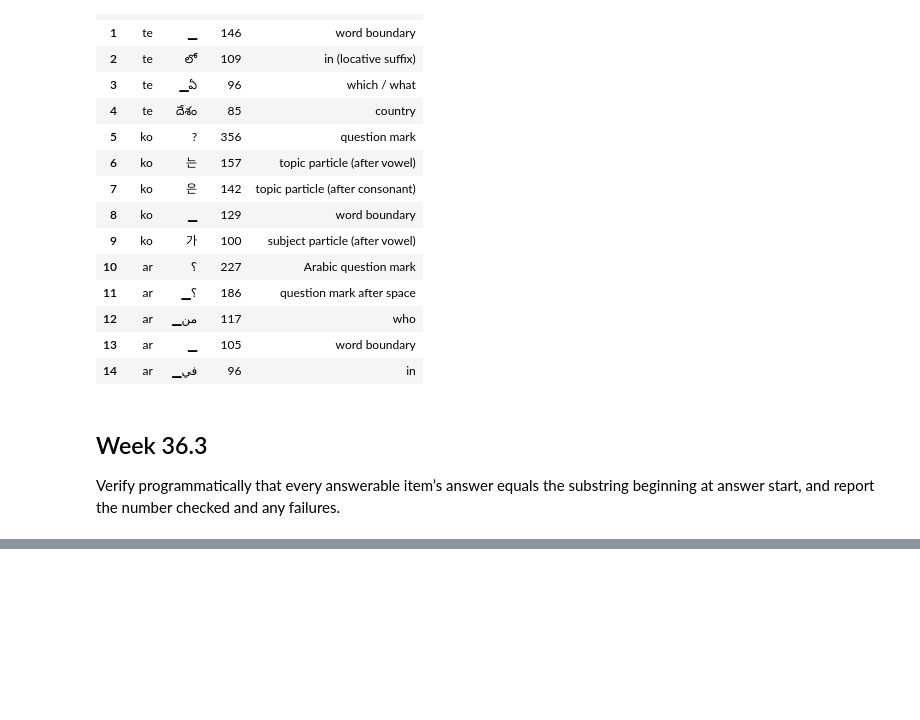
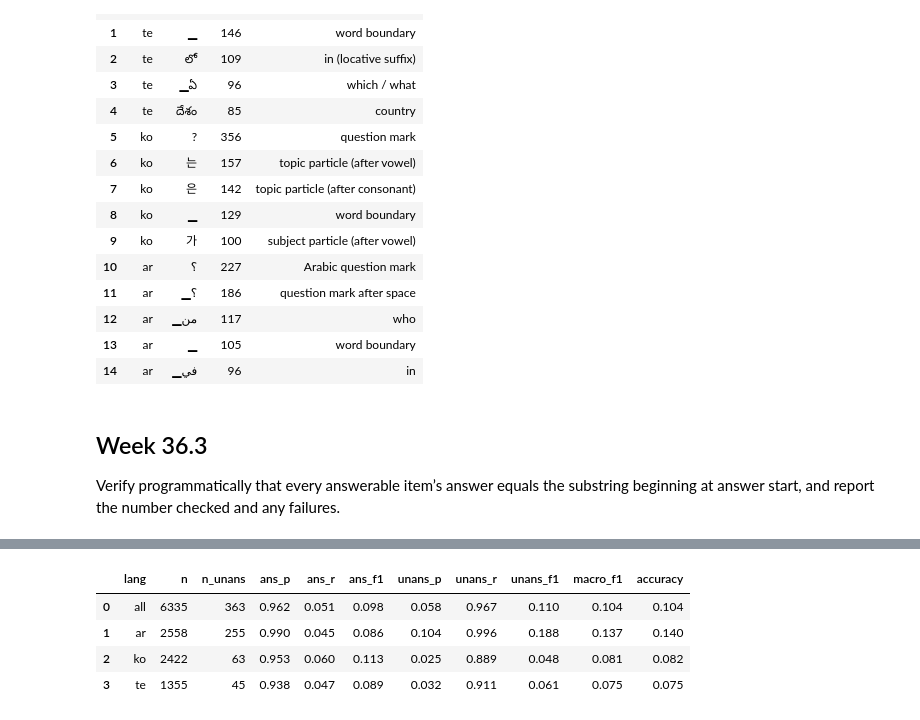
Before and after one commit to Legenden84/msc-nlp-2026, a Jupyter notebook: project_notebooks/nlp_project_w36.ipynb, the cells around one changed output, grey strips where cells are left out. Cells and saved outputs as stored; diff of their text form; code cells hidden in the pictures; blank space fills up the shorter version.

```diff
--- a/project_notebooks/nlp_project_w36.ipynb
+++ b/project_notebooks/nlp_project_w36.ipynb
@@ -379,0 +424,18 @@ validation: answer: 991 - fail: 0
+# %%
+# claude
+PUNCTUATION_TOKENS = {"▁", "?", "▁?", "؟", "▁؟"}
+
+def rule_answerable(question, context):
+    question_tokens = set(xlm_tokeniser.tokenize(question)) - PUNCTUATION_TOKENS
+    context_tokens = set(xlm_tokeniser.tokenize(context))
+    return len(question_tokens & context_tokens) > 0
+# %%
+# train
+df_train["pred_rule"] = [rule_answerable(question, context) for question, context in zip(df_train["question"], df_train["context"])]
+evaluate_answerability(df_train, "pred_rule")
+# %% [output]
+|  | lang | n | n_unans | ans_p | ans_r | ans_f1 | unans_p | unans_r | unans_f1 | macro_f1 | accuracy |
+| 0 | all | 6335 | 363 | 0.962 | 0.051 | 0.098 | 0.058 | 0.967 | 0.110 | 0.104 | 0.104 |
+| 1 | ar | 2558 | 255 | 0.990 | 0.045 | 0.086 | 0.104 | 0.996 | 0.188 | 0.137 | 0.140 |
+| 2 | ko | 2422 | 63 | 0.953 | 0.060 | 0.113 | 0.025 | 0.889 | 0.048 | 0.081 | 0.082 |
+| 3 | te | 1355 | 45 | 0.938 | 0.047 | 0.089 | 0.032 | 0.911 | 0.061 | 0.075 | 0.075 |
```
Also changed, not shown: parts of 12 cells of this notebook, 2 other files.
